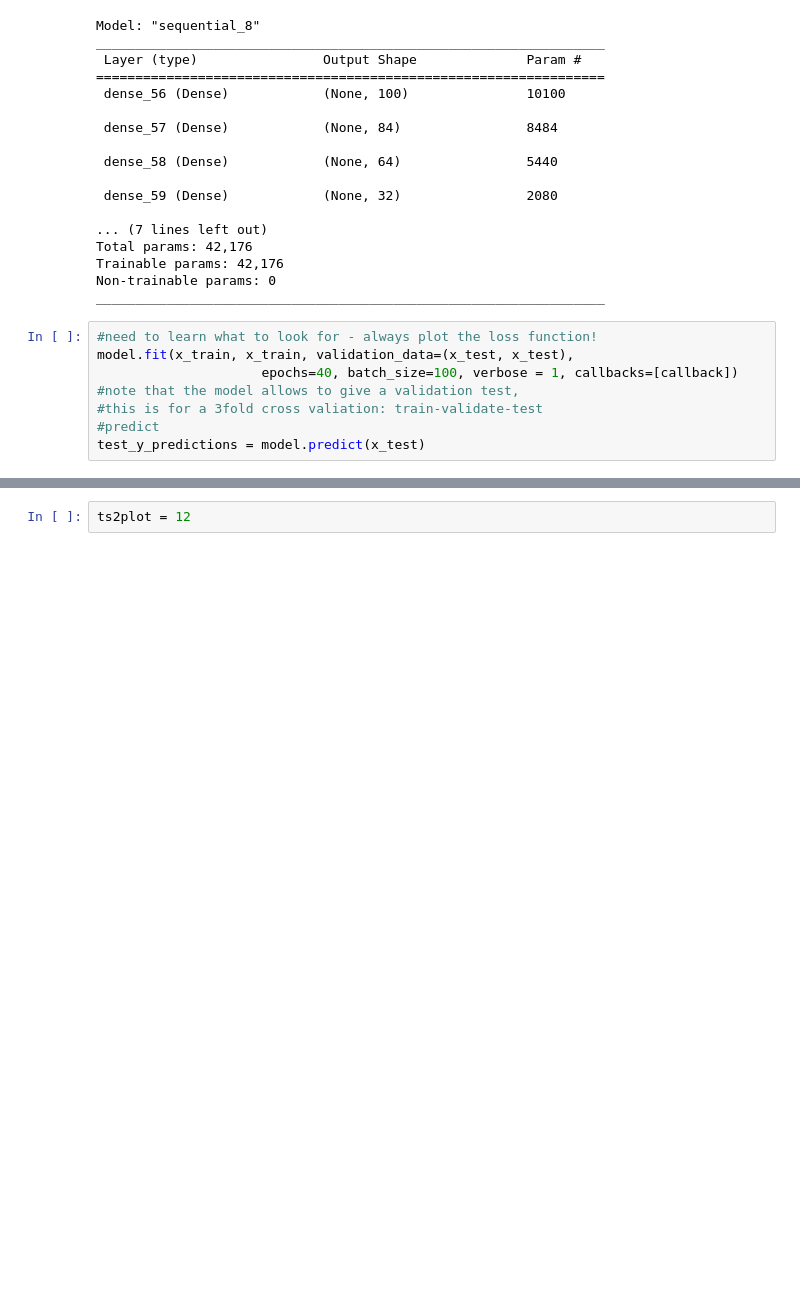
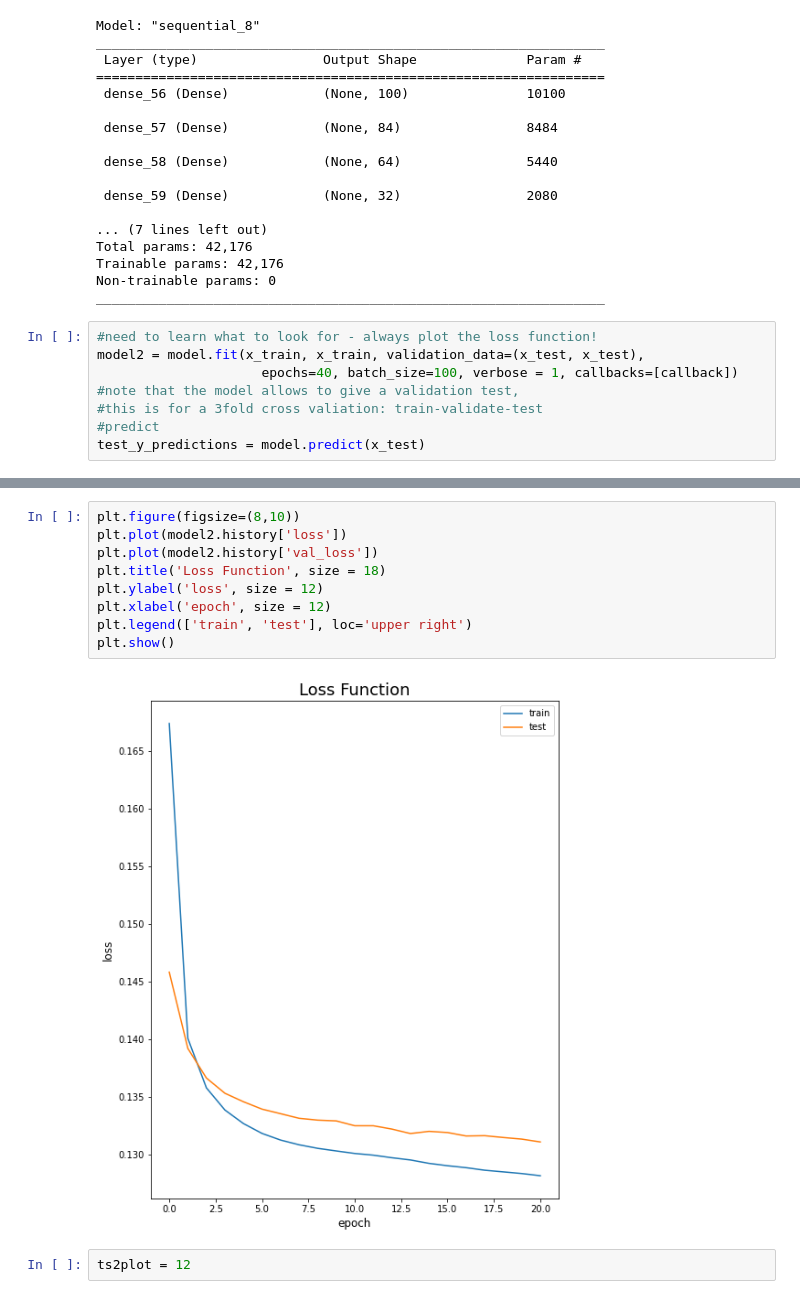
Before and after one commit to Janina712/MLTSA22_JBoecher, a Jupyter notebook: HW9/HW9_JBoecher.ipynb, the cells around one changed output, grey strips where cells are left out. Saved outputs shown, nothing was run; the diff lists cells and outputs as text; blank space fills up the shorter version.

```diff
--- a/HW9/HW9_JBoecher.ipynb
+++ b/HW9/HW9_JBoecher.ipynb
@@ -115,7 +115,7 @@ Non-trainable params: 0
 _________________________________________________________________
 # %%
 #need to learn what to look for - always plot the loss function!
-model.fit(x_train, x_train, validation_data=(x_test, x_test),
+model2 = model.fit(x_train, x_train, validation_data=(x_test, x_test),
                      epochs=40, batch_size=100, verbose = 1, callbacks=[callback])
 #note that the model allows to give a validation test,
 #this is for a 3fold cross valiation: train-validate-test
@@ -142,3 +142,14 @@ Epoch 15/40
+# %%
+plt.figure(figsize=(8,10))
+plt.plot(model2.history['loss'])
+plt.plot(model2.history['val_loss'])
+plt.title('Loss Function', size = 18)
+plt.ylabel('loss', size = 12)
+plt.xlabel('epoch', size = 12)
+plt.legend(['train', 'test'], loc='upper right')
+plt.show()
+# %% [output]
+[figure, added]
 # %%
 ts2plot = 12
 # %%
```
Also changed, not shown: parts of 2 cells of this notebook.
